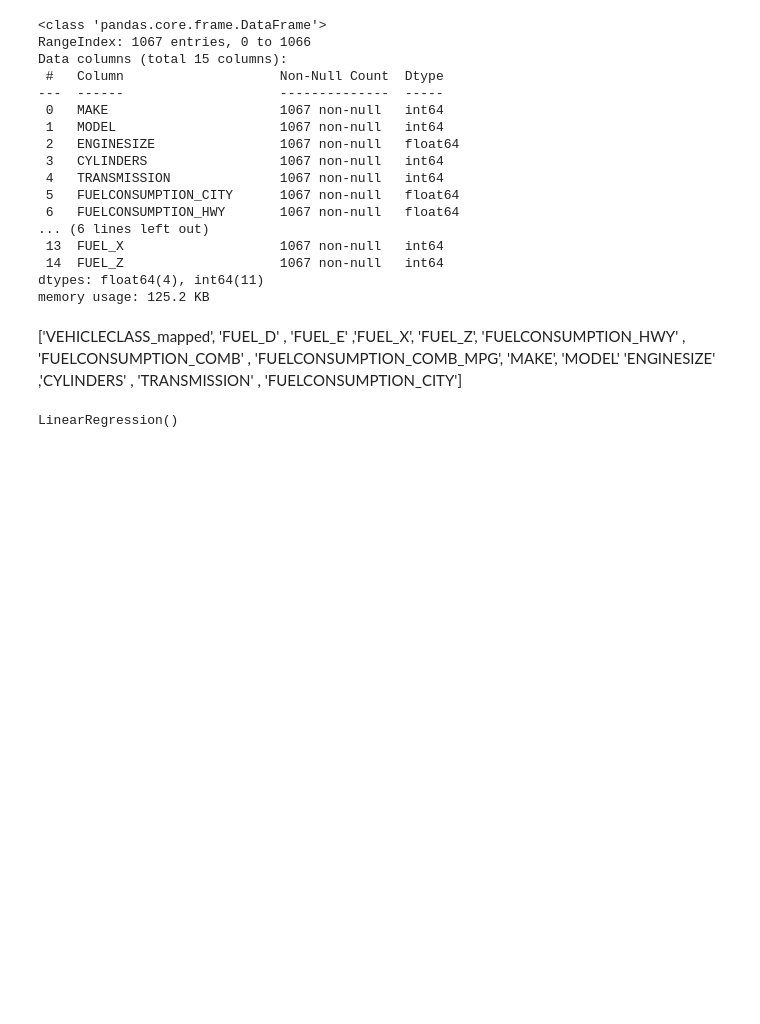
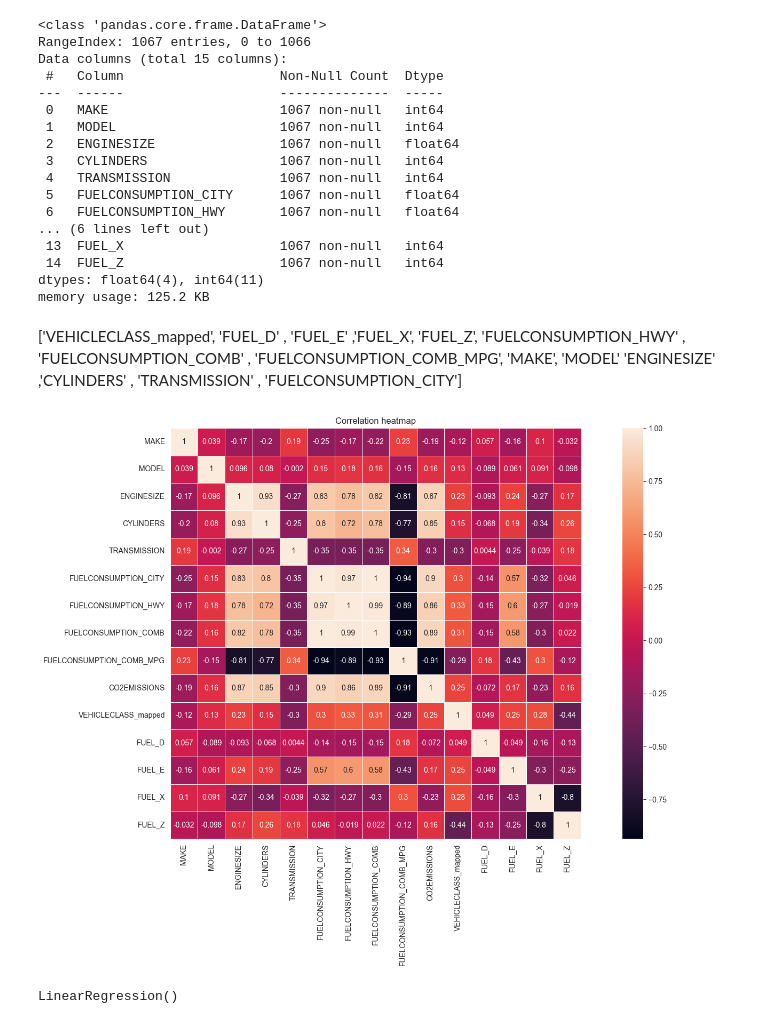
Before and after one commit to Raya1313/fuel_consumption_ML, a Jupyter notebook: fuel_consumption.ipynb, the cells around one changed output. Saved outputs shown, nothing was run; the diff lists cells and outputs as text; code cells hidden in the pictures; blank space fills up the shorter version.

Commit message:
heatmap updated

```diff
--- a/fuel_consumption.ipynb
+++ b/fuel_consumption.ipynb
@@ -123,8 +123,3 @@ df
 | 1065 | VOLVO | XC70 AWD | 3.2 | 6 | AS6 | 12.9 | 9.3 | ... |
 | 1066 | VOLVO | XC90 AWD | 3.2 | 6 | AS6 | 14.9 | 10.2 | ... |
 1067 rows × 15 columns
-# %%
-lst = ['MODEL', 'MAKE', 'TRANSMISSION']
-for any in lst:
-    le = LabelEncoder()
-    df[any] = le.fit_transform(df[any])
@@ -158,0 +126,5 @@ df.describe()
+# %%
+lst = ['MODEL', 'MAKE', 'TRANSMISSION']
+for l in lst:
+    le = LabelEncoder()
+    df[l] = le.fit_transform(df[l])
@@ -190,0 +185,8 @@ y = df['CO2EMISSIONS']
+# %%
+plt.figure(figsize=(20,10))
+matrix = df.corr()
+sns.heatmap(matrix,annot=True, linewidths=.5,square=True)
+plt.title('Correlation heatmap')
+plt.show()
+# %% [output]
+[figure, added]
```
Also changed, not shown: parts of 8 cells of this notebook.
